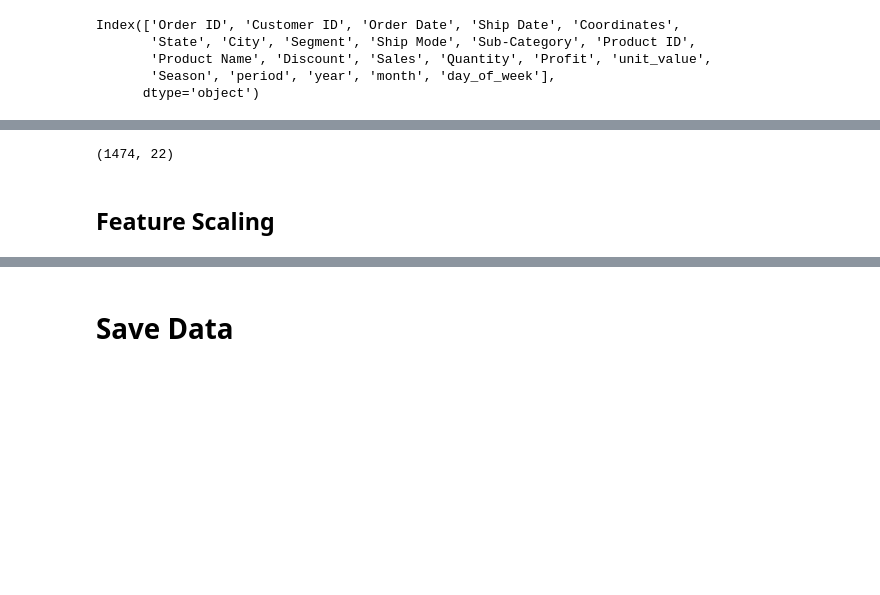
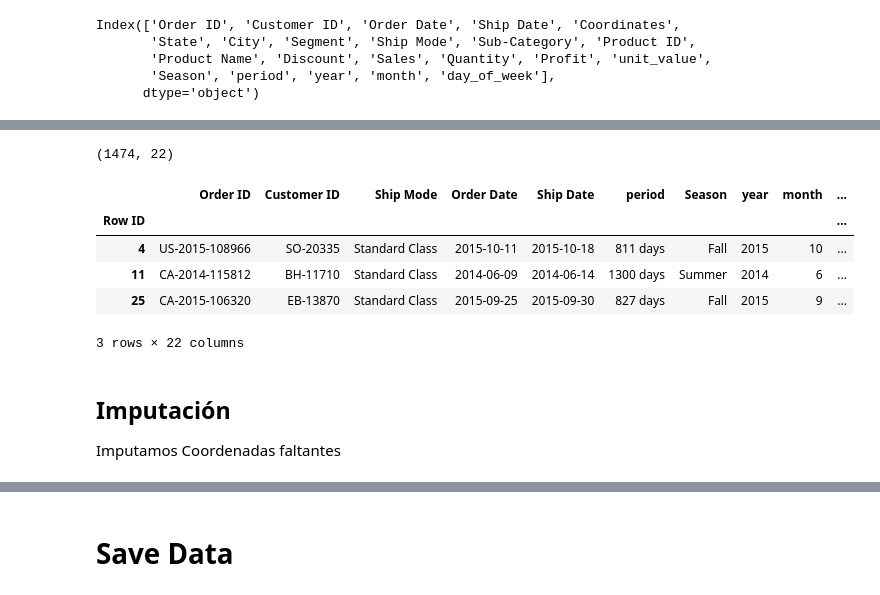
Before and after one commit to Sergio55Veliz/CDS-project, a Jupyter notebook: Data_Preprocesing.ipynb, the cells around one changed output, grey strips where cells are left out. Saved outputs shown, nothing was run; the diff lists cells and outputs as text; code cells hidden in the pictures; blank space fills up the shorter version.

```diff
--- a/Data_Preprocesing.ipynb
+++ b/Data_Preprocesing.ipynb
@@ -308,11 +357,20 @@ Index(['Order ID', 'Customer ID', 'Order Date', 'Ship Date', 'Coordinates',
 # %%
 features = ['Order ID', 'Customer ID', 'Ship Mode', 'Order Date', 'Ship Date',
             'period', 'Season', 'year', 'month', 'day_of_week', 'Coordinates',
             'State', 'City', 'Segment', 'Sub-Category', 'Product ID', 'Product Name',
             'Discount', 'Sales', 'Quantity', 'unit_value', 'Profit']
 df2 = df2[features]
 print(df2.shape)
+df2.head(3)
 # %% [output]
 (1474, 22)
+|  | Order ID | Customer ID | Ship Mode | Order Date | Ship Date | period | Season | year | month | ... |
+| Row ID |  |  |  |  |  |  |  |  |  | ... |
+| 4 | US-2015-108966 | SO-20335 | Standard Class | 2015-10-11 | 2015-10-18 | 811 days | Fall | 2015 | 10 | ... |
+| 11 | CA-2014-115812 | BH-11710 | Standard Class | 2014-06-09 | 2014-06-14 | 1300 days | Summer | 2014 | 6 | ... |
+| 25 | CA-2015-106320 | EB-13870 | Standard Class | 2015-09-25 | 2015-09-30 | 827 days | Fall | 2015 | 9 | ... |
+3 rows × 22 columns
-# %% [markdown]
-## Feature Scaling
+# %% [markdown]
+## Imputación
+
+Imputamos Coordenadas faltantes
```
Also changed, not shown: parts of 11 cells of this notebook.
